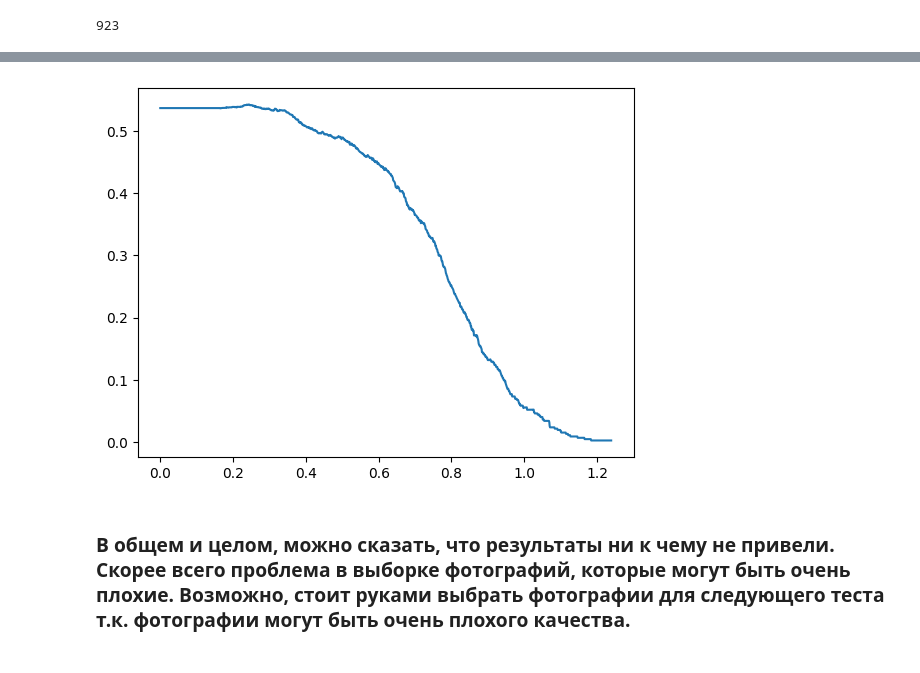
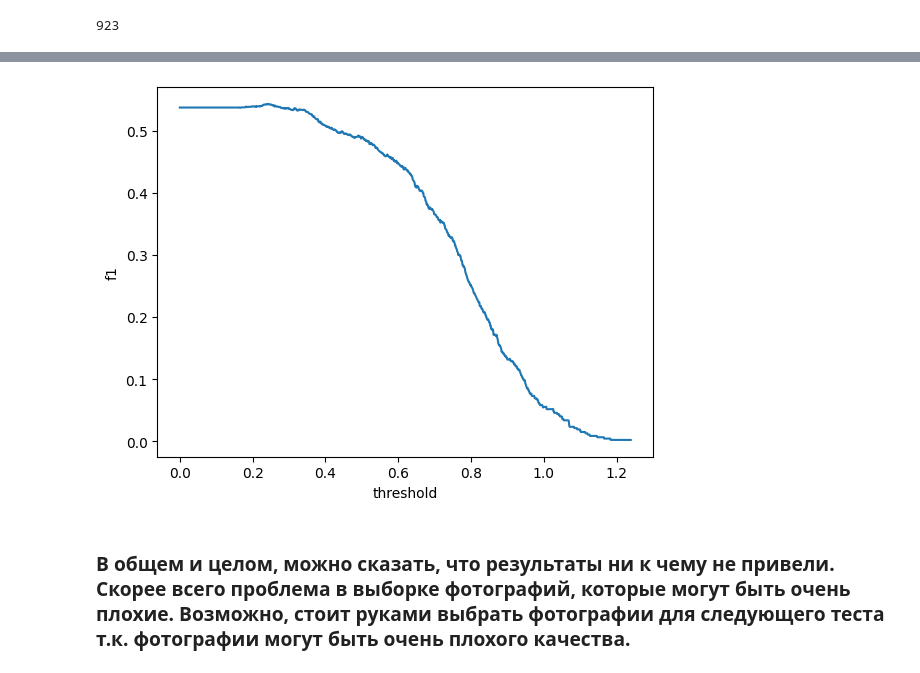
Before and after one commit to smeyanoff/face-recognition, a Jupyter notebook: data/experiments/experiments_results.ipynb, the cells around one changed output, grey strips where cells are left out. Drawn from its saved outputs; the diff is of its cells as text; code cells hidden in the pictures.

```diff
--- a/data/experiments/experiments_results.ipynb
+++ b/data/experiments/experiments_results.ipynb
@@ -158,10 +161,13 @@ for threshold in np.arange(start=0, stop=max(df.euclidean_distance), step=0.001)
 # %%
 fig, ax = plt.subplots()
 ax = plt.plot(
     np.arange(start=0, stop=max(df.euclidean_distance), step=0.001),
     f1
 )
+plt.ylabel("f1")
+plt.xlabel("threshold")
+plt.savefig("./plots/f1_metric_experiment1.png")
 # %% [output]
-[figure, old version]
+[figure, new version]
 # %% [markdown]
 ### В общем и целом, можно сказать, что результаты ни к чему не привели. Скорее всего проблема в выборке фотографий, которые могут быть очень плохие. Возможно, стоит руками выбрать фотографии для следующего теста т.к. фотографии могут быть очень плохого качества.
```
Also changed, not shown: parts of 1 cell of this notebook, 4 other files.
